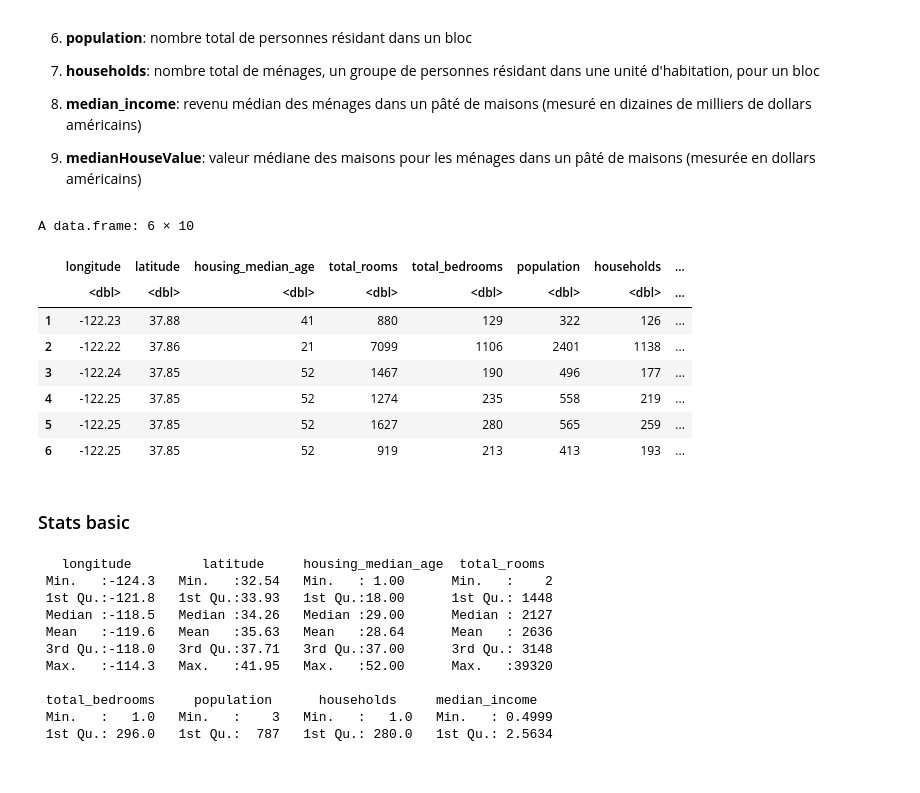
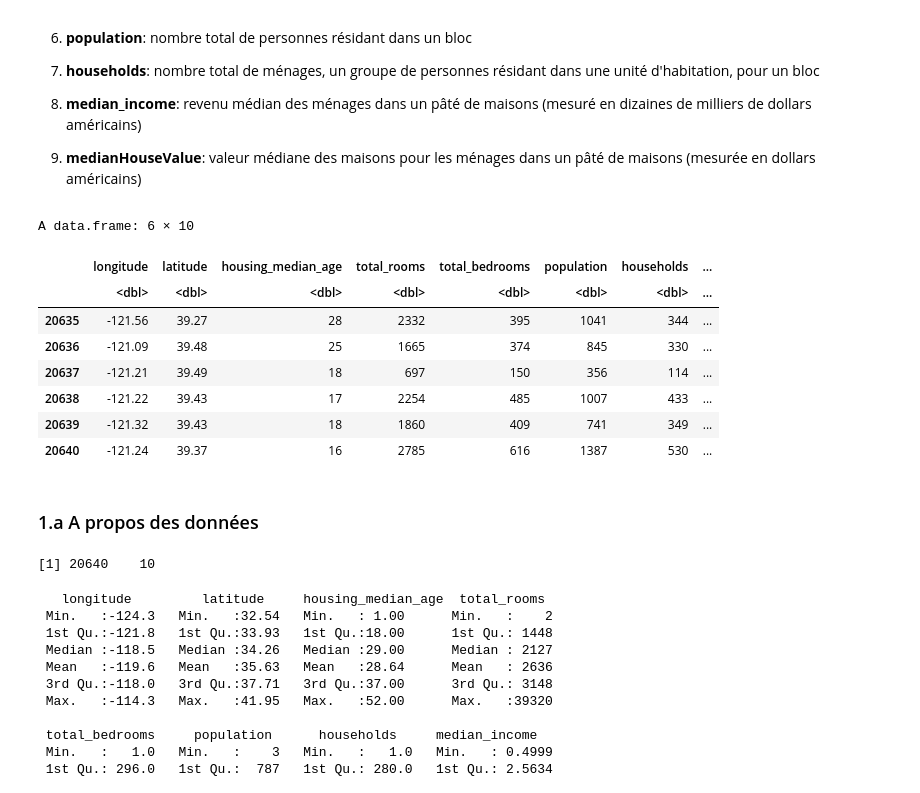
Before and after one commit to abdoulsn/projets, a Jupyter notebook: projet_methodstats.ipynb, the cells around one changed output. Cells and saved outputs as stored; diff of their text form; code cells hidden in the pictures.

```diff
--- a/projet_methodstats.ipynb
+++ b/projet_methodstats.ipynb
@@ -50,19 +50,25 @@ The following object is masked from ‘package:tidyr’:
 # %%
 # Lecture des données
 maison = read.table("housing.csv",header=T,sep=",")
-head(maison)
+tail(maison)
 # %% [output]
 A data.frame: 6 × 10
 |  | longitude | latitude | housing_median_age | total_rooms | total_bedrooms | population | households | ... |
 |  | <dbl> | <dbl> | <dbl> | <dbl> | <dbl> | <dbl> | <dbl> | ... |
-| 1 | -122.23 | 37.88 | 41 | 880 | 129 | 322 | 126 | ... |
-| 2 | -122.22 | 37.86 | 21 | 7099 | 1106 | 2401 | 1138 | ... |
-| 3 | -122.24 | 37.85 | 52 | 1467 | 190 | 496 | 177 | ... |
-| 4 | -122.25 | 37.85 | 52 | 1274 | 235 | 558 | 219 | ... |
-| 5 | -122.25 | 37.85 | 52 | 1627 | 280 | 565 | 259 | ... |
-| 6 | -122.25 | 37.85 | 52 | 919 | 213 | 413 | 193 | ... |
+| 20635 | -121.56 | 39.27 | 28 | 2332 | 395 | 1041 | 344 | ... |
+| 20636 | -121.09 | 39.48 | 25 | 1665 | 374 | 845 | 330 | ... |
+| 20637 | -121.21 | 39.49 | 18 | 697 | 150 | 356 | 114 | ... |
+| 20638 | -121.22 | 39.43 | 17 | 2254 | 485 | 1007 | 433 | ... |
+| 20639 | -121.32 | 39.43 | 18 | 1860 | 409 | 741 | 349 | ... |
+| 20640 | -121.24 | 39.37 | 16 | 2785 | 616 | 1387 | 530 | ... |
-# %% [markdown]
-### Stats basic
+# %% [markdown]
+### 1.a A propos des données
+# %%
+#  dimension
+dim <- dim(maison)
+dim
+# %% [output]
+[1] 20640    10
 # %%
 summary(maison)
 # %% [output]
```
Also changed, not shown: parts of 31 cells of this notebook.
